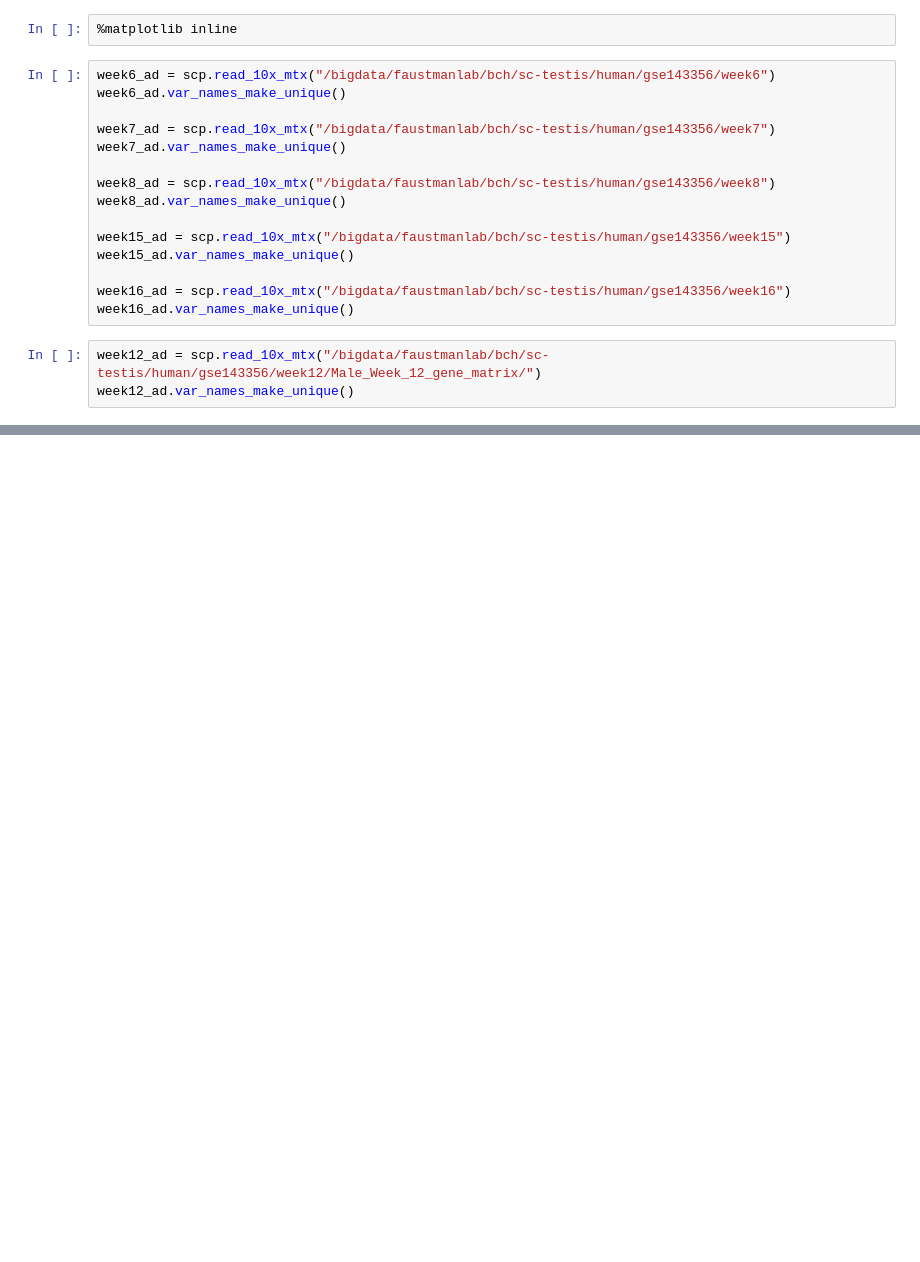
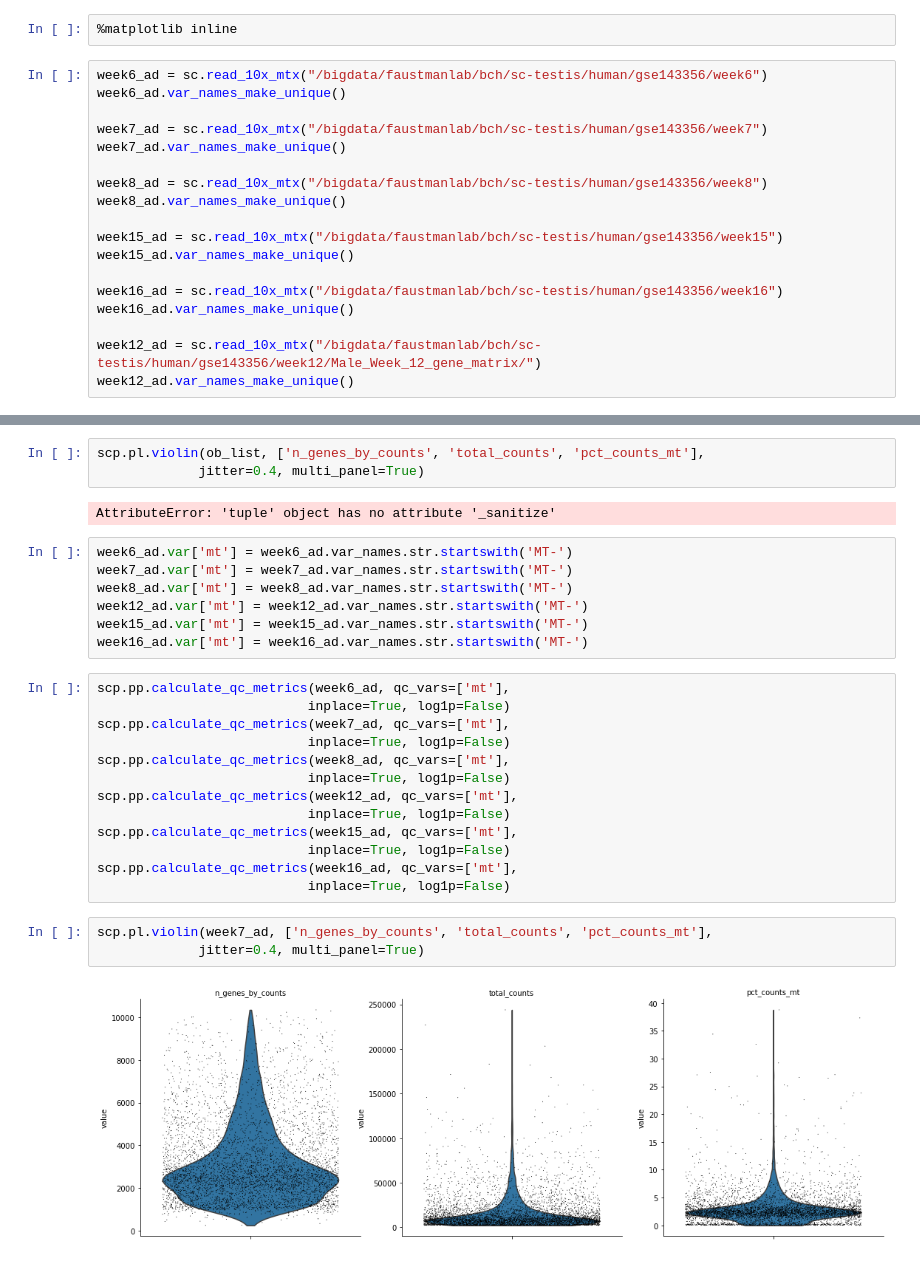
Before and after one commit to bchansen3/sc-testis_sum, a Jupyter notebook: sc-data_workup.ipynb, the cells around one changed output, grey strips where cells are left out. Drawn from its saved outputs; the diff is of its cells as text; blank space fills up the shorter version.

```diff
--- a/sc-data_workup.ipynb
+++ b/sc-data_workup.ipynb
@@ -12,20 +16,20 @@ Matplotlib is building the font cache; this may take a moment.
 # %%
 %matplotlib inline
 # %%
-week6_ad = scp.read_10x_mtx("/bigdata/faustmanlab/bch/sc-testis/human/gse143356/week6")
+week6_ad = sc.read_10x_mtx("/bigdata/faustmanlab/bch/sc-testis/human/gse143356/week6")
 week6_ad.var_names_make_unique()
 
-week7_ad = scp.read_10x_mtx("/bigdata/faustmanlab/bch/sc-testis/human/gse143356/week7")
+week7_ad = sc.read_10x_mtx("/bigdata/faustmanlab/bch/sc-testis/human/gse143356/week7")
 week7_ad.var_names_make_unique()
 
-week8_ad = scp.read_10x_mtx("/bigdata/faustmanlab/bch/sc-testis/human/gse143356/week8")
+week8_ad = sc.read_10x_mtx("/bigdata/faustmanlab/bch/sc-testis/human/gse143356/week8")
 week8_ad.var_names_make_unique()
 
-week15_ad = scp.read_10x_mtx("/bigdata/faustmanlab/bch/sc-testis/human/gse143356/week15")
+week15_ad = sc.read_10x_mtx("/bigdata/faustmanlab/bch/sc-testis/human/gse143356/week15")
 week15_ad.var_names_make_unique()
 
-week16_ad = scp.read_10x_mtx("/bigdata/faustmanlab/bch/sc-testis/human/gse143356/week16")
+week16_ad = sc.read_10x_mtx("/bigdata/faustmanlab/bch/sc-testis/human/gse143356/week16")
 week16_ad.var_names_make_unique()
+
+week12_ad = sc.read_10x_mtx("/bigdata/faustmanlab/bch/sc-testis/human/gse143356/week12/Male_Week_12_gene_matrix/")
+week12_ad.var_names_make_unique()
-# %%
-week12_ad = scp.read_10x_mtx("/bigdata/faustmanlab/bch/sc-testis/human/gse143356/week12/Male_Week_12_gene_matrix/")
-week12_ad.var_names_make_unique()
@@ -41,0 +42,30 @@ Index(['RP11-34P13.7', 'FO538757.2', 'AP006222.2', 'RP4-669L17.10',
+# %%
+scp.pl.violin(ob_list, ['n_genes_by_counts', 'total_counts', 'pct_counts_mt'],
+             jitter=0.4, multi_panel=True)
+# %% [output]
+AttributeError: 'tuple' object has no attribute '_sanitize'
+# %%
+week6_ad.var['mt'] = week6_ad.var_names.str.startswith('MT-')
+week7_ad.var['mt'] = week7_ad.var_names.str.startswith('MT-')
+week8_ad.var['mt'] = week8_ad.var_names.str.startswith('MT-')
+week12_ad.var['mt'] = week12_ad.var_names.str.startswith('MT-')
+week15_ad.var['mt'] = week15_ad.var_names.str.startswith('MT-')
+week16_ad.var['mt'] = week16_ad.var_names.str.startswith('MT-')
+# %%
+scp.pp.calculate_qc_metrics(week6_ad, qc_vars=['mt'],
+                           inplace=True, log1p=False)
+scp.pp.calculate_qc_metrics(week7_ad, qc_vars=['mt'],
+                           inplace=True, log1p=False)
+scp.pp.calculate_qc_metrics(week8_ad, qc_vars=['mt'],
+                           inplace=True, log1p=False)
+scp.pp.calculate_qc_metrics(week12_ad, qc_vars=['mt'],
+                           inplace=True, log1p=False)
+scp.pp.calculate_qc_metrics(week15_ad, qc_vars=['mt'],
+                           inplace=True, log1p=False)
+scp.pp.calculate_qc_metrics(week16_ad, qc_vars=['mt'],
+                           inplace=True, log1p=False)
+# %%
+scp.pl.violin(week7_ad, ['n_genes_by_counts', 'total_counts', 'pct_counts_mt'],
+             jitter=0.4, multi_panel=True)
+# %% [output]
+[figure, added]
```
Also changed, not shown: parts of 5 cells of this notebook.
